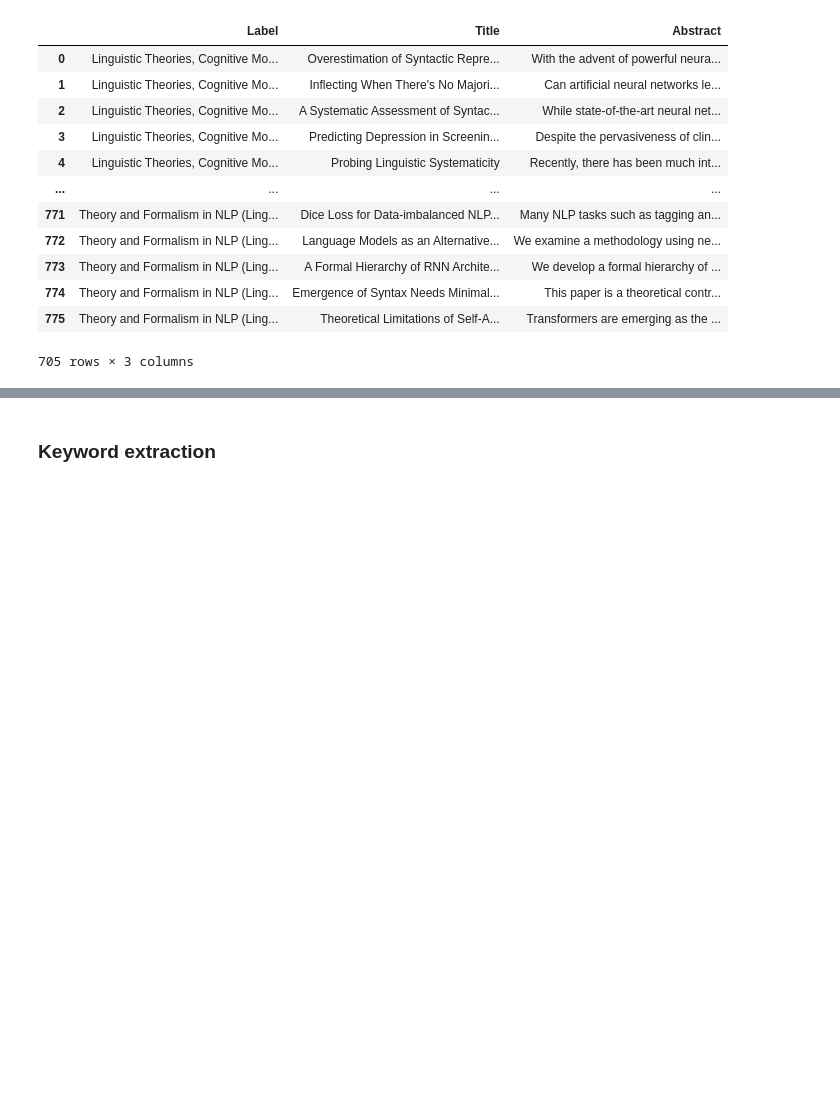
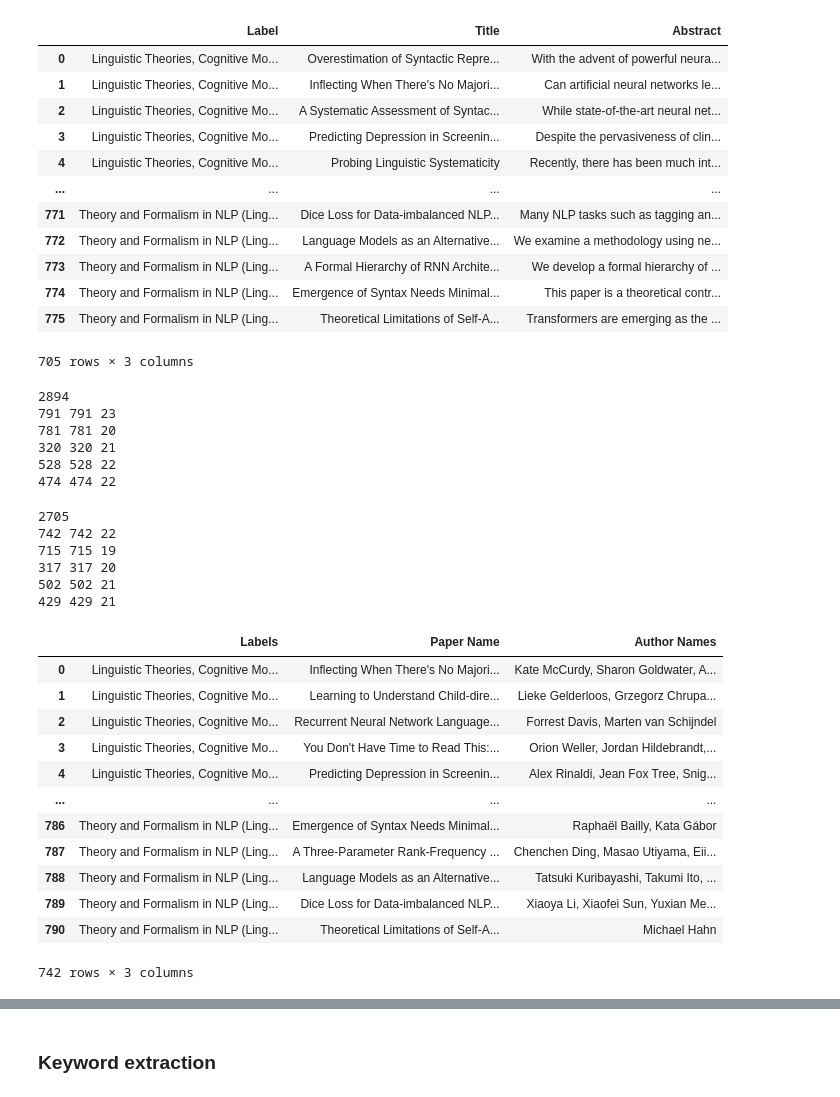
Before and after one commit to Benjamin-Aw-93/ACL_Anthology_Exploratory, a Jupyter notebook: Keywords extraction.ipynb, the cells around one changed output, grey strips where cells are left out. Cells and saved outputs as stored; diff of their text form; code cells hidden in the pictures; blank space fills up the shorter version.

Commit message:
reload data v0

```diff
--- a/Keywords extraction.ipynb
+++ b/Keywords extraction.ipynb
@@ -84,3 +84,59 @@ def lemmatiser_stemmer_stopword(text, nlp, stemmer):
 df_ACL_2020['Lemm Stemmed Text'] = df_ACL_2020['Text'].progress_apply(lemmatiser_stemmer_stopword, args=(nlp, stemmer))
 # %%
 df_EMNLP_2020['Lemm Stemmed Text'] = df_EMNLP_2020['Text'].progress_apply(lemmatiser_stemmer_stopword, args=(nlp, stemmer))
+# %%
+df_P20 = pd.read_csv("./Data/ACL_2020.csv")
+df_D20 = pd.read_csv("./Data/EMNLP_2020.csv")
+df_E21 = pd.read_csv("./Data/EACL_2021.csv")
+df_P21 = pd.read_csv("./Data/ACL_JCNLP_2021.csv")
+df_N21 = pd.read_csv("./Data/NAACL_2021.csv")
+# %%
+print(len(df_P20) + len(df_D20) + len(df_E21) + len(df_P21) + len(df_N21))
+print(len(df_P20), len(df_P20.Labels), len(df_P20.Labels.unique()))
+print(len(df_D20), len(df_D20.Labels), len(df_D20.Labels.unique()))
+print(len(df_E21), len(df_E21.Labels), len(df_E21.Labels.unique()))
+print(len(df_P21), len(df_P21.Labels), len(df_P21.Labels.unique()))
+print(len(df_N21), len(df_N21.Labels), len(df_N21.Labels.unique()))
+# %% [output]
+2894
+791 791 23
+781 781 20
+320 320 21
+528 528 22
+474 474 22
+# %%
+df_P20 = df_P20[df_P20["Labels"] != "NLP Applications"]
+df_D20 = df_D20[df_D20["Labels"] != "NLP Applications"]
+df_E21 = df_E21[df_E21["Labels"] != "NLP Applications"]
+df_P21 = df_P21[df_P21["Labels"] != "NLP Applications"]
+df_N21 = df_N21[df_N21["Labels"] != "NLP Applications"]
+# %%
+print(len(df_P20) + len(df_D20) + len(df_E21) + len(df_P21) + len(df_N21))
+print(len(df_P20), len(df_P20.Labels), len(df_P20.Labels.unique()))
+print(len(df_D20), len(df_D20.Labels), len(df_D20.Labels.unique()))
+print(len(df_E21), len(df_E21.Labels), len(df_E21.Labels.unique()))
+print(len(df_P21), len(df_P21.Labels), len(df_P21.Labels.unique()))
+print(len(df_N21), len(df_N21.Labels), len(df_N21.Labels.unique()))
+# %% [output]
+2705
+742 742 22
+715 715 19
+317 317 20
+502 502 21
+429 429 21
+# %%
+df_P20
+# %% [output]
+|  | Labels | Paper Name | Author Names |
+| 0 | Linguistic Theories, Cognitive Mo... | Inflecting When There's No Majori... | Kate McCurdy, Sharon Goldwater, A... |
+| 1 | Linguistic Theories, Cognitive Mo... | Learning to Understand Child-dire... | Lieke Gelderloos, Grzegorz Chrupa... |
+| 2 | Linguistic Theories, Cognitive Mo... | Recurrent Neural Network Language... | Forrest Davis, Marten van Schijndel |
+| 3 | Linguistic Theories, Cognitive Mo... | You Don't Have Time to Read This:... | Orion Weller, Jordan Hildebrandt,... |
+| 4 | Linguistic Theories, Cognitive Mo... | Predicting Depression in Screenin... | Alex Rinaldi, Jean Fox Tree, Snig... |
+| ... | ... | ... | ... |
+| 786 | Theory and Formalism in NLP (Ling... | Emergence of Syntax Needs Minimal... | Raphaël Bailly, Kata Gábor |
+| 787 | Theory and Formalism in NLP (Ling... | A Three-Parameter Rank-Frequency ... | Chenchen Ding, Masao Utiyama, Eii... |
+| 788 | Theory and Formalism in NLP (Ling... | Language Models as an Alternative... | Tatsuki Kuribayashi, Takumi Ito, ... |
+| 789 | Theory and Formalism in NLP (Ling... | Dice Loss for Data-imbalanced NLP... | Xiaoya Li, Xiaofei Sun, Yuxian Me... |
+| 790 | Theory and Formalism in NLP (Ling... | Theoretical Limitations of Self-A... | Michael Hahn |
+742 rows × 3 columns
```
Also changed, not shown: parts of 2 cells of this notebook.
